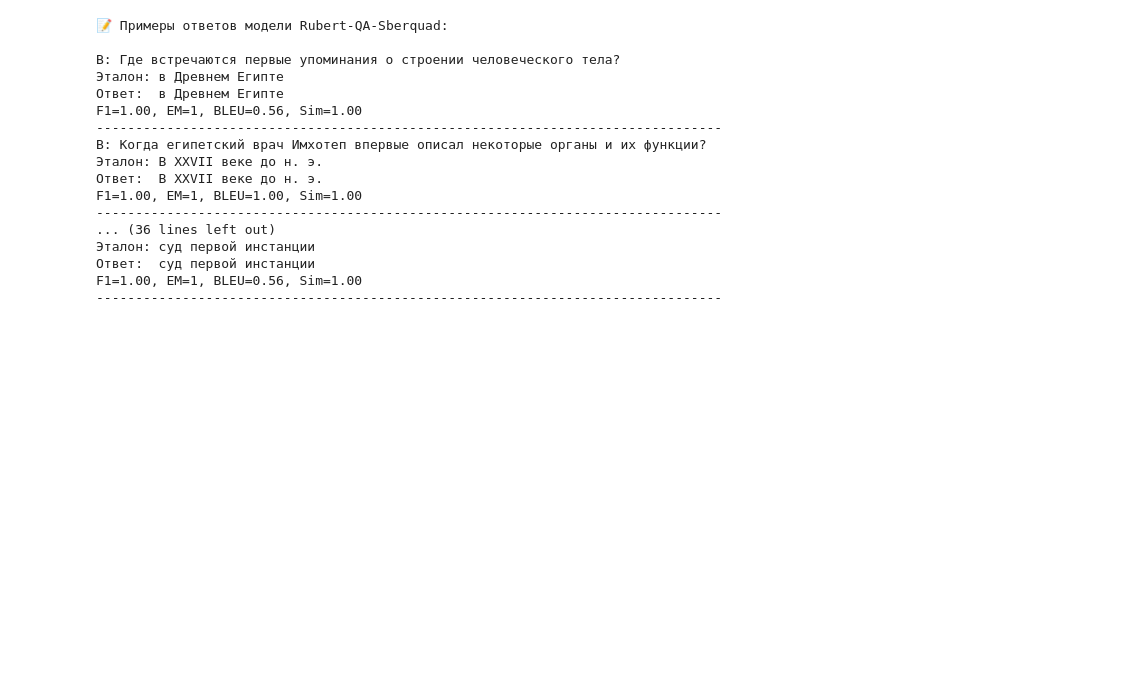
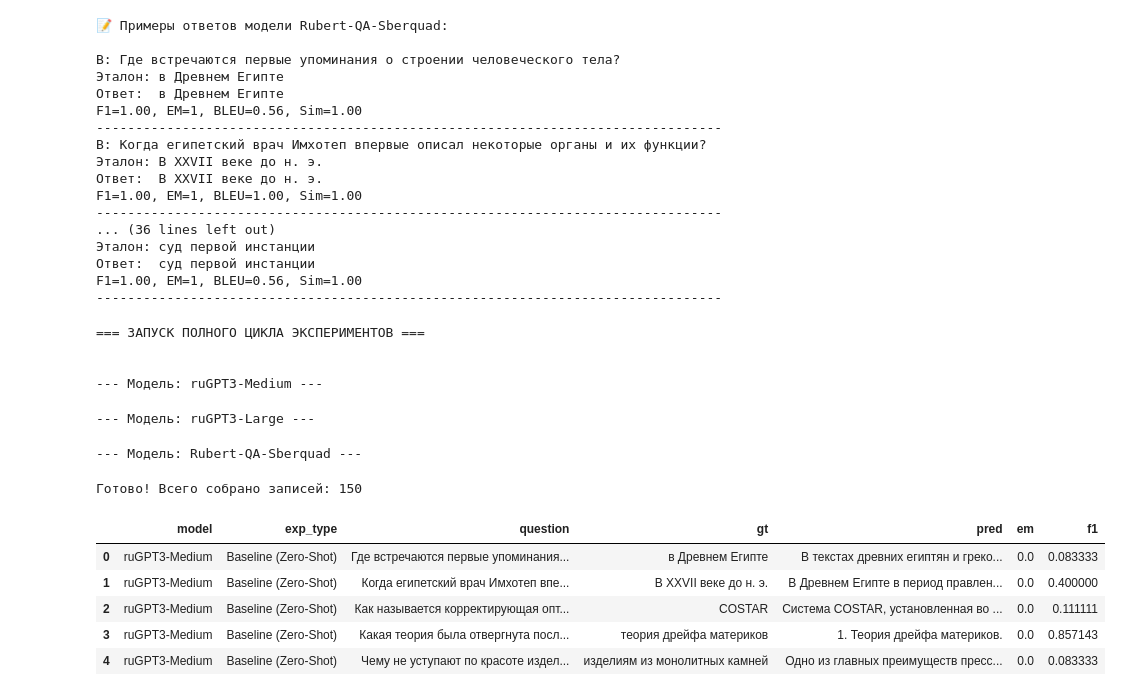
Before and after one commit to felondrum/llm_driven_development_otus, a Jupyter notebook: llm_otus_filippov_hw3.ipynb, the cells around one changed output. Cells and saved outputs as stored; diff of their text form; code cells hidden in the pictures; blank space fills up the shorter version.

```diff
--- a/llm_otus_filippov_hw3.ipynb
+++ b/llm_otus_filippov_hw3.ipynb
@@ -759,0 +959,52 @@ F1=1.00, EM=1, BLEU=0.56, Sim=1.00
+# %%
+# Выбираем подвыборку для быстрого теста.
+# ДЛЯ ФИНАЛЬНОГО ОТЧЕТА: замените 10 на len(df) или 50
+test_df = df.iloc[:10].copy()
+
+all_results = []
+
+models_to_test = ['ruGPT3-Medium', 'ruGPT3-Large', 'Rubert-QA-Sberquad']
+
+print("=== ЗАПУСК ПОЛНОГО ЦИКЛА ЭКСПЕРИМЕНТОВ ===\n")
+
+for m_key in models_to_test:
+    print(f"\n--- Модель: {m_key} ---")
+
+    # 1. Baseline
+    all_results.append(run_baseline_exp(test_df, m_key))
+
+    # Эксперименты только для генеративных моделей (GPT)
+    if 'GPT' in m_key:
+        # 2. Few-Shot
+        all_results.append(run_few_shot_exp(test_df, m_key))
+
+        # 3. Температура (0.1, 0.7, 1.2)
+        for t in [0.1, 0.7, 1.2]:
+            all_results.append(run_temp_exp(test_df, m_key, t))
+
+        # 4. Форматы промптов
+        all_results.append(run_format_exp(test_df, m_key, 'V1_Short'))
+        all_results.append(run_format_exp(test_df, m_key, 'V2_Consice'))
+
+    # Для Rubert-QA эксперименты с температурой/промптами не применимы в том же виде,
+    # так как это extractive модель. Оставляем только Baseline.
+
+# Объединяем все результаты
+final_experiments_df = pd.concat(all_results, ignore_index=True)
+
+print("\nГотово! Всего собрано записей:", len(final_experiments_df))
+display(final_experiments_df.head())
+# %% [output]
+=== ЗАПУСК ПОЛНОГО ЦИКЛА ЭКСПЕРИМЕНТОВ ===
+
+
+--- Модель: ruGPT3-Medium ---
+--- Модель: ruGPT3-Large ---
+--- Модель: Rubert-QA-Sberquad ---
+Готово! Всего собрано записей: 150
+|  | model | exp_type | question | gt | pred | em | f1 |
+| 0 | ruGPT3-Medium | Baseline (Zero-Shot) | Где встречаются первые упоминания... | в Древнем Египте | В текстах древних египтян и греко... | 0.0 | 0.083333 |
+| 1 | ruGPT3-Medium | Baseline (Zero-Shot) | Когда египетский врач Имхотеп впе... | В XXVII веке до н. э. | В Древнем Египте в период правлен... | 0.0 | 0.400000 |
+| 2 | ruGPT3-Medium | Baseline (Zero-Shot) | Как называется корректирующая опт... | COSTAR | Система COSTAR, установленная во ... | 0.0 | 0.111111 |
+| 3 | ruGPT3-Medium | Baseline (Zero-Shot) | Какая теория была отвергнута посл... | теория дрейфа материков | 1. Теория дрейфа материков. | 0.0 | 0.857143 |
+| 4 | ruGPT3-Medium | Baseline (Zero-Shot) | Чему не уступают по красоте издел... | изделиям из монолитных камней | Одно из главных преимуществ пресс... | 0.0 | 0.083333 |
```
Also changed, not shown: parts of 12 cells of this notebook.
